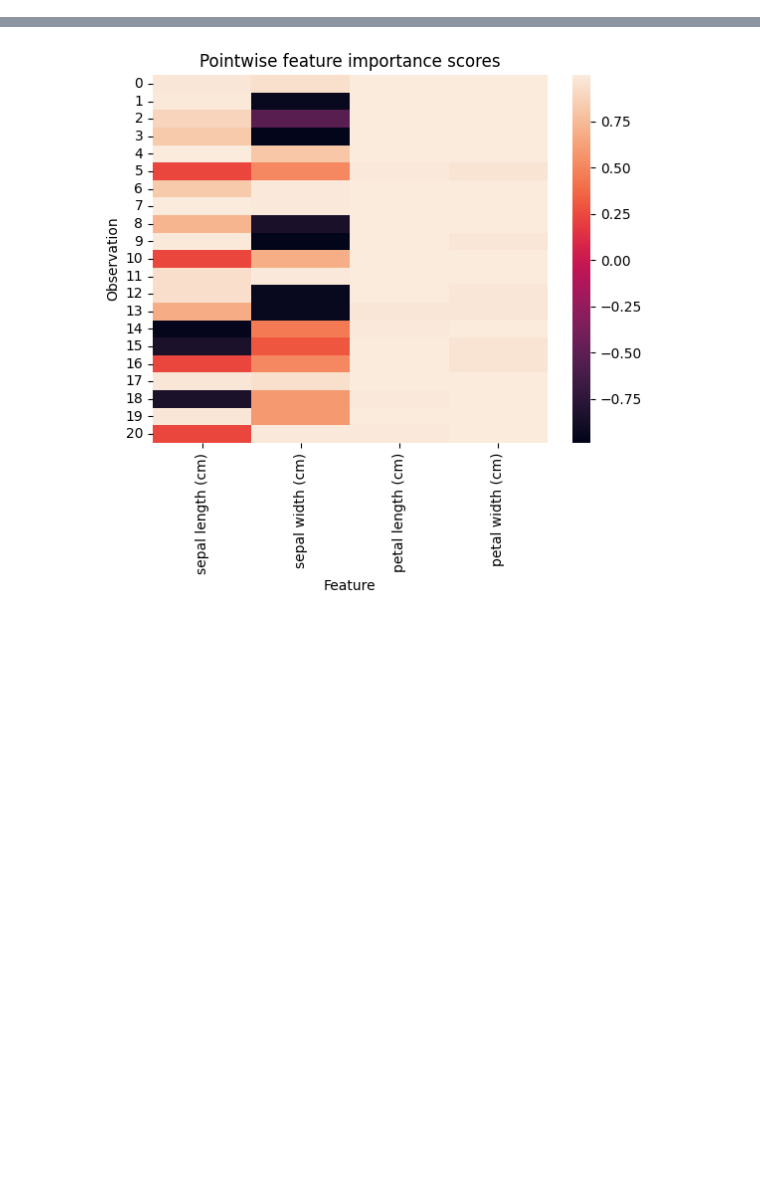
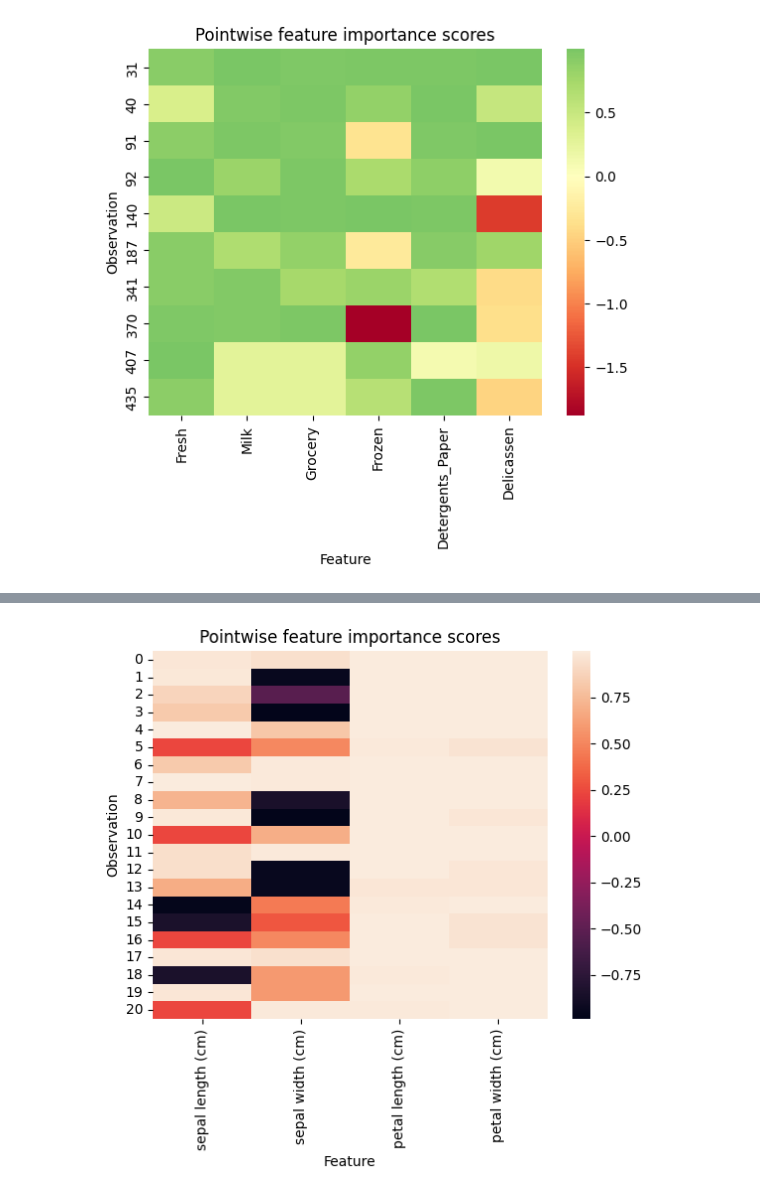
Before and after one commit to AlexF1994/cluster-explain, a Jupyter notebook: notebooks/plotting_importances.ipynb, the cells around one changed output, grey strips where cells are left out. Saved outputs shown, nothing was run; the diff lists cells and outputs as text; code cells hidden in the pictures; blank space fills up the shorter version.

```diff
--- a/notebooks/plotting_importances.ipynb
+++ b/notebooks/plotting_importances.ipynb
@@ -57 +66,5 @@ Index(['sepal length (cm)', 'sepal width (cm)', 'petal length (cm)',
+# %%
+explained_clustering_all.show_pointwise_relevance(subset_index=random_observations)
+# %% [output]
+[figure, added]
 # %%
```
Also changed, not shown: parts of 14 cells of this notebook, 1 other file.
